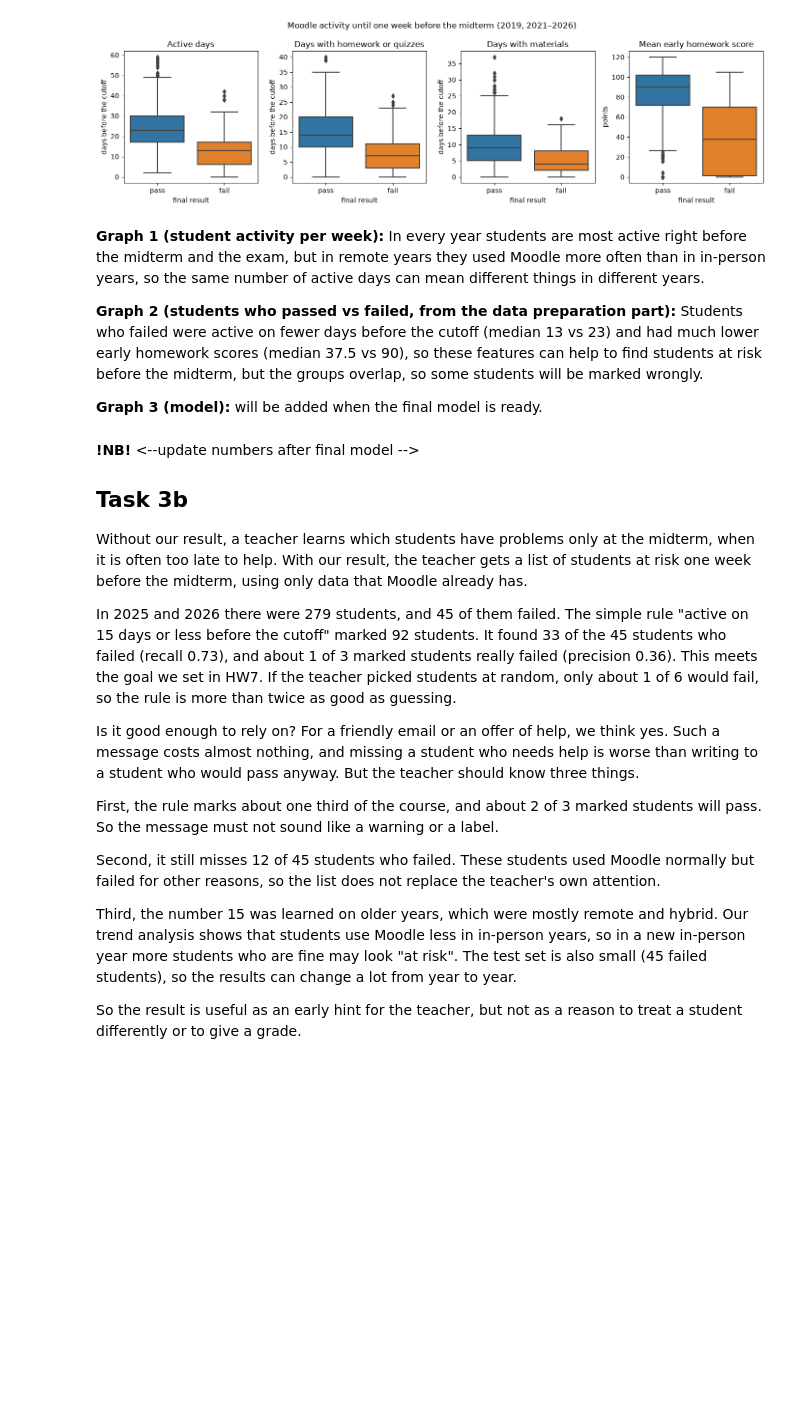
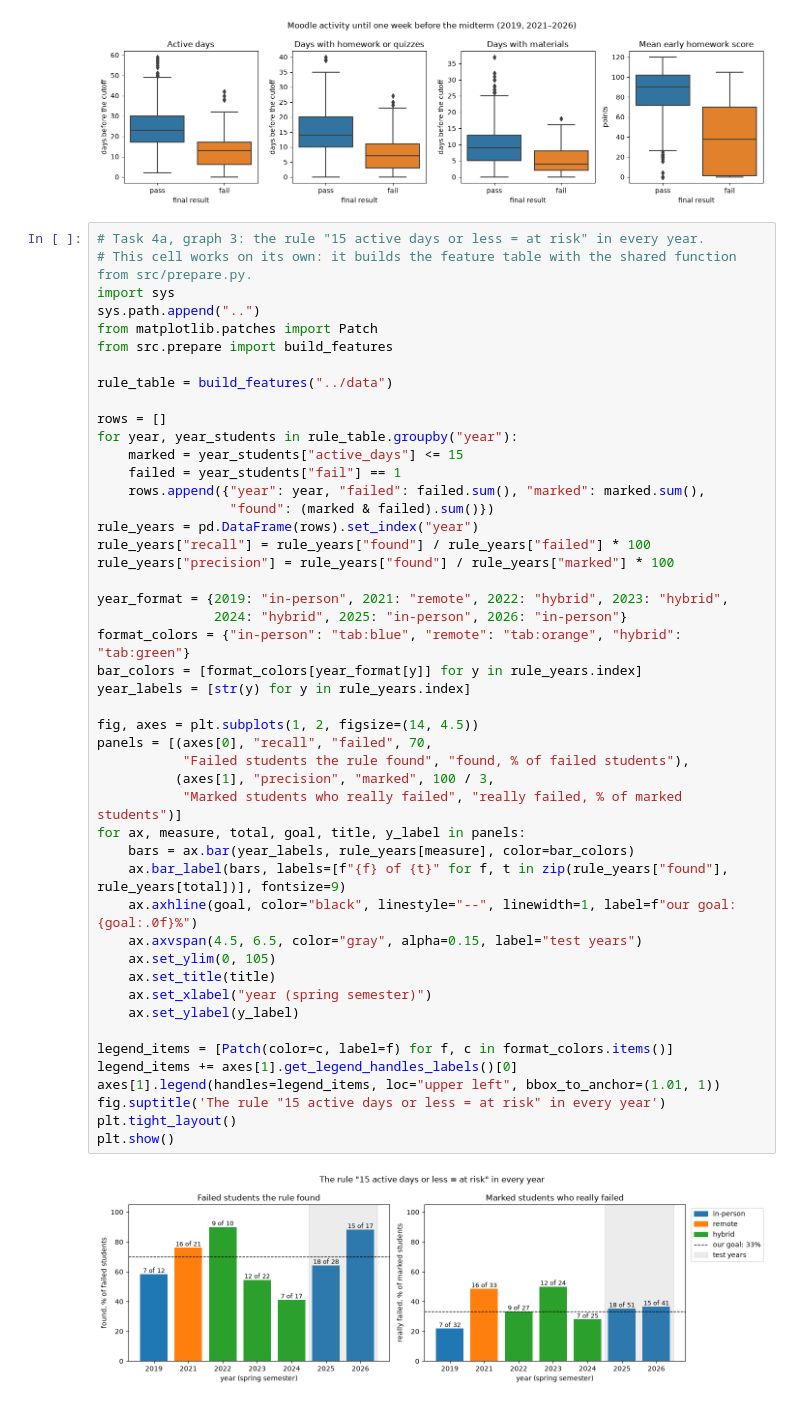
Before and after one commit to anderhinn/Project-F1-Moodle_Activity, a Jupyter notebook: hw10/02_trends_marina.ipynb, the cells around one changed output. Drawn from its saved outputs; the diff is of its cells as text; blank space fills up the shorter version.

Commit message:
Finalize Tasks 3b, 4a and 4b

```diff
--- a/hw10/02_trends_marina.ipynb
+++ b/hw10/02_trends_marina.ipynb
@@ -642,28 +589,52 @@ plt.tight_layout()
 plt.show()
 # %% [output]
 [figure]
-# %% [markdown]
-**Graph 1 (student activity per week):** In every year students are most active right before the midterm and the exam, but in remote years they used Moodle more often than in in-person years, so the same number of active days can mean different things in different years.
-
-**Graph 2 (students who passed vs failed, from the data preparation part):** Students who failed were active on fewer days before the cutoff (median 13 vs 23) and had much lower early homework scores (median 37.5 vs 90), so these features can help to find students at risk before the midterm, but the groups overlap, so some students will be marked wrongly.
-
-**Graph 3 (model):** will be added when the final model is ready.
-# %% [markdown]
-**!NB!**
-<--update numbers after final model -->
-
-## Task 3b
-
-Without our result, a teacher learns which students have problems only at the midterm, when it is often too late to help. With our result, the teacher gets a list of students at risk one week before the midterm, using only data that Moodle already has.
-
-In 2025 and 2026 there were 279 students, and 45 of them failed. The simple rule "active on 15 days or less before the cutoff" marked 92 students. It found 33 of the 45 students who failed (recall 0.73), and about 1 of 3 marked students really failed (precision 0.36). This meets the goal we set in HW7. If the teacher picked students at random, only about 1 of 6 would fail, so the rule is more than twice as good as guessing.
-
-Is it good enough to rely on? For a friendly email or an offer of help, we think yes. Such a message costs almost nothing, and missing a student who needs help is worse than writing to a student who would pass anyway. But the teacher should know three things.
-
-First, the rule marks about one third of the course, and about 2 of 3 marked students will pass. So the message must not sound like a warning or a label.
-
-Second, it still misses 12 of 45 students who failed. These students used Moodle normally but failed for other reasons, so the list does not replace the teacher's own attention.
-
-Third, the number 15 was learned on older years, which were mostly remote and hybrid. Our trend analysis shows that students use Moodle less in in-person years, so in a new in-person year more students who are fine may look "at risk". The test set is also small (45 failed students), so the results can change a lot from year to year.
-
-So the result is useful as an early hint for the teacher, but not as a reason to treat a student differently or to give a grade.
+# %%
+# Task 4a, graph 3: the rule "15 active days or less = at risk" in every year.
+# This cell works on its own: it builds the feature table with the shared function from src/prepare.py.
+import sys
+sys.path.append("..")
+from matplotlib.patches import Patch
+from src.prepare import build_features
+
+rule_table = build_features("../data")
+
+rows = []
+for year, year_students in rule_table.groupby("year"):
+    marked = year_students["active_days"] <= 15
+    failed = year_students["fail"] == 1
+    rows.append({"year": year, "failed": failed.sum(), "marked": marked.sum(),
+                 "found": (marked & failed).sum()})
+rule_years = pd.DataFrame(rows).set_index("year")
+rule_years["recall"] = rule_years["found"] / rule_years["failed"] * 100
+rule_years["precision"] = rule_years["found"] / rule_years["marked"] * 100
+
+year_format = {2019: "in-person", 2021: "remote", 2022: "hybrid", 2023: "hybrid",
+               2024: "hybrid", 2025: "in-person", 2026: "in-person"}
+format_colors = {"in-person": "tab:blue", "remote": "tab:orange", "hybrid": "tab:green"}
+bar_colors = [format_colors[year_format[y]] for y in rule_years.index]
+year_labels = [str(y) for y in rule_years.index]
+
+fig, axes = plt.subplots(1, 2, figsize=(14, 4.5))
+panels = [(axes[0], "recall", "failed", 70,
+           "Failed students the rule found", "found, % of failed students"),
+          (axes[1], "precision", "marked", 100 / 3,
+           "Marked students who really failed", "really failed, % of marked students")]
+for ax, measure, total, goal, title, y_label in panels:
+    bars = ax.bar(year_labels, rule_years[measure], color=bar_colors)
+    ax.bar_label(bars, labels=[f"{f} of {t}" for f, t in zip(rule_years["found"], rule_years[total])], fontsize=9)
+    ax.axhline(goal, color="black", linestyle="--", linewidth=1, label=f"our goal: {goal:.0f}%")
+    ax.axvspan(4.5, 6.5, color="gray", alpha=0.15, label="test years")
+    ax.set_ylim(0, 105)
+    ax.set_title(title)
+    ax.set_xlabel("year (spring semester)")
+    ax.set_ylabel(y_label)
+
+legend_items = [Patch(color=c, label=f) for f, c in format_colors.items()]
+legend_items += axes[1].get_legend_handles_labels()[0]
+axes[1].legend(handles=legend_items, loc="upper left", bbox_to_anchor=(1.01, 1))
+fig.suptitle('The rule "15 active days or less = at risk" in every year')
+plt.tight_layout()
+plt.show()
+# %% [output]
+[figure, added]
```
Also changed, not shown: parts of 5 cells of this notebook, 6 other files.
